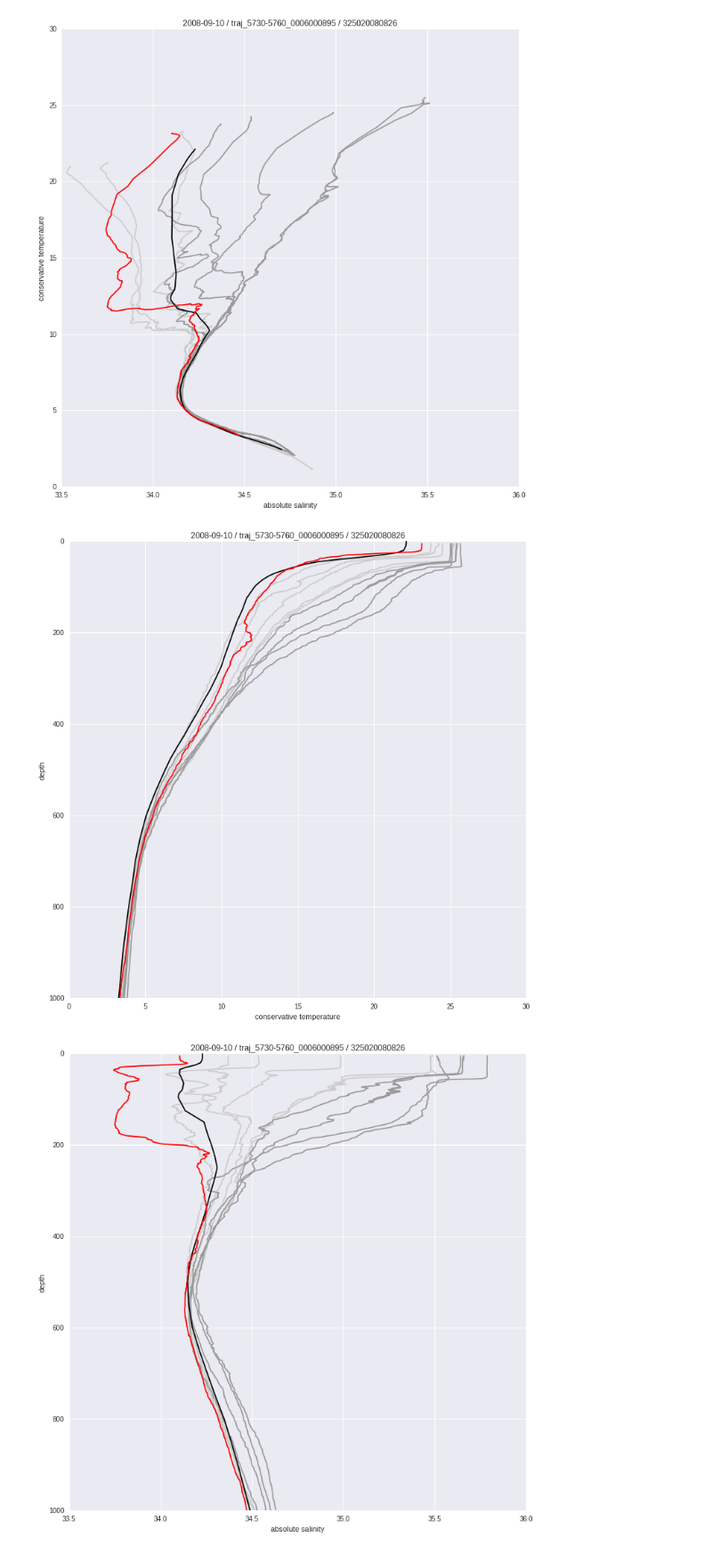
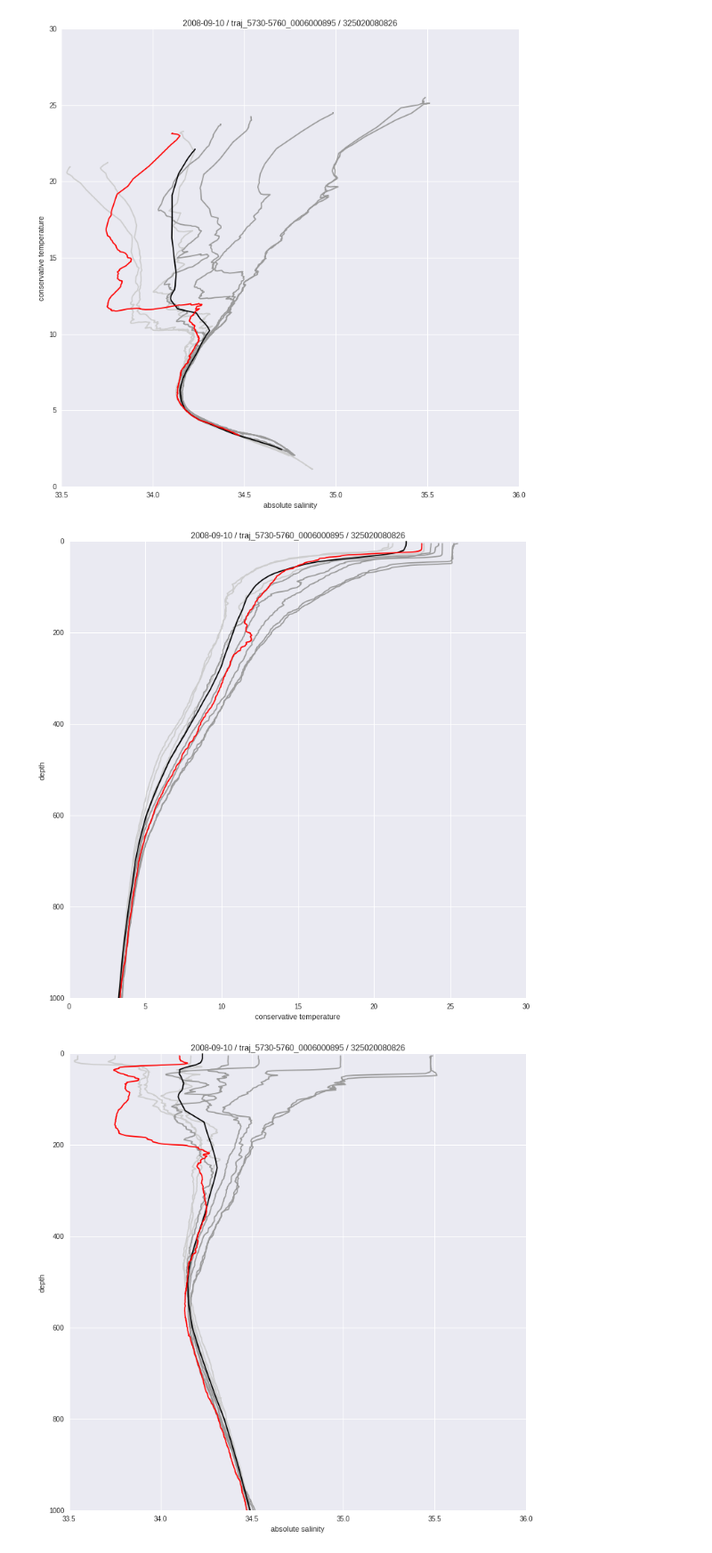
Before and after one commit to eapsclimate/cchdo-data, a Jupyter notebook: rcs-eddies/2008-09-10_09-06-00.ipynb, the cells around one changed output. Shown at 89% size. Drawn from its saved outputs; the diff is of its cells as text; code cells hidden in the pictures.

```diff
--- a/rcs-eddies/2008-09-10_09-06-00.ipynb
+++ b/rcs-eddies/2008-09-10_09-06-00.ipynb
@@ -191,9 +191,9 @@ for expo in cchdo_ctd.find({'expocode': expo_code}).sort('time', 1):
     cast = str(ds.CAST_NUMBER)
     if station == STA and cast == CAS:
         plt.plot(ct, d, color=polarity, zorder=4)
+    elif station in ['024', '025', '026']:
+        plt.plot(ct, d, color='#cccccc', zorder=1)
     elif station in ['028', '029', '030', '031']:
-        plt.plot(ct, d, color='#cccccc', zorder=1)
-    elif station in ['033', '034', '035', '036']:
         plt.plot(ct, d, color='#999999', zorder=2)
 plt.plot(CT, DT, color='#000000', zorder=3)
 plt.title(title_figure)
@@ -203,37 +203,37 @@ plt.ylim([1000, 0])
 plt.savefig('figures/' + title_file + '/04_temperature-profile.jpg')
 plt.show()
 # %% [output]
-[figure, old version]
+[figure, new version]
 # %%
 # figure-5 | salinity profile
 sns.set()
 plt.rcParams['figure.figsize'] = (12, 12)
 for expo in cchdo_ctd.find({'expocode': expo_code}).sort('time', 1):
     ds = xr.open_dataset(expo['path'])
     time = ds.time.values[0]
     lon = ds.longitude.values[0]
     lat = ds.latitude.values[0]
     p = ds.pressure.values
     d = -gsw.z_from_p(p, lat)
     s = ds.CTDSAL.values
     sa = np.ma.masked_less_equal(gsw.SA_from_SP(s, p, lon, lat), 0)
     station = str(ds.STATION_NUMBER)
     cast = str(ds.CAST_NUMBER)
     if station == STA and cast == CAS:
         plt.plot(sa, d, color=polarity, zorder=4)
+    elif station in ['024', '025', '026']:
+        plt.plot(sa, d, color='#cccccc', zorder=1)
     elif station in ['028', '029', '030', '031']:
-        plt.plot(sa, d, color='#cccccc', zorder=1)
-    elif station in ['033', '034', '035', '036']:
         plt.plot(sa, d, color='#999999', zorder=2)
 plt.plot(SA, DS, color='#000000', zorder=3)
 plt.title(title_figure)
 plt.xlabel('absolute salinity')
 plt.ylabel('depth')
 plt.ylim([1000, 0])
 plt.savefig('figures/' + title_file + '/05_salinity-profile.jpg')
 plt.show()
 # %% [output]
-[figure, old version]
+[figure, new version]
 # %%
 # figure-6 | oxygen profile
 sns.set()
```
Also changed, not shown: parts of 6 cells of this notebook, 7 other files.
